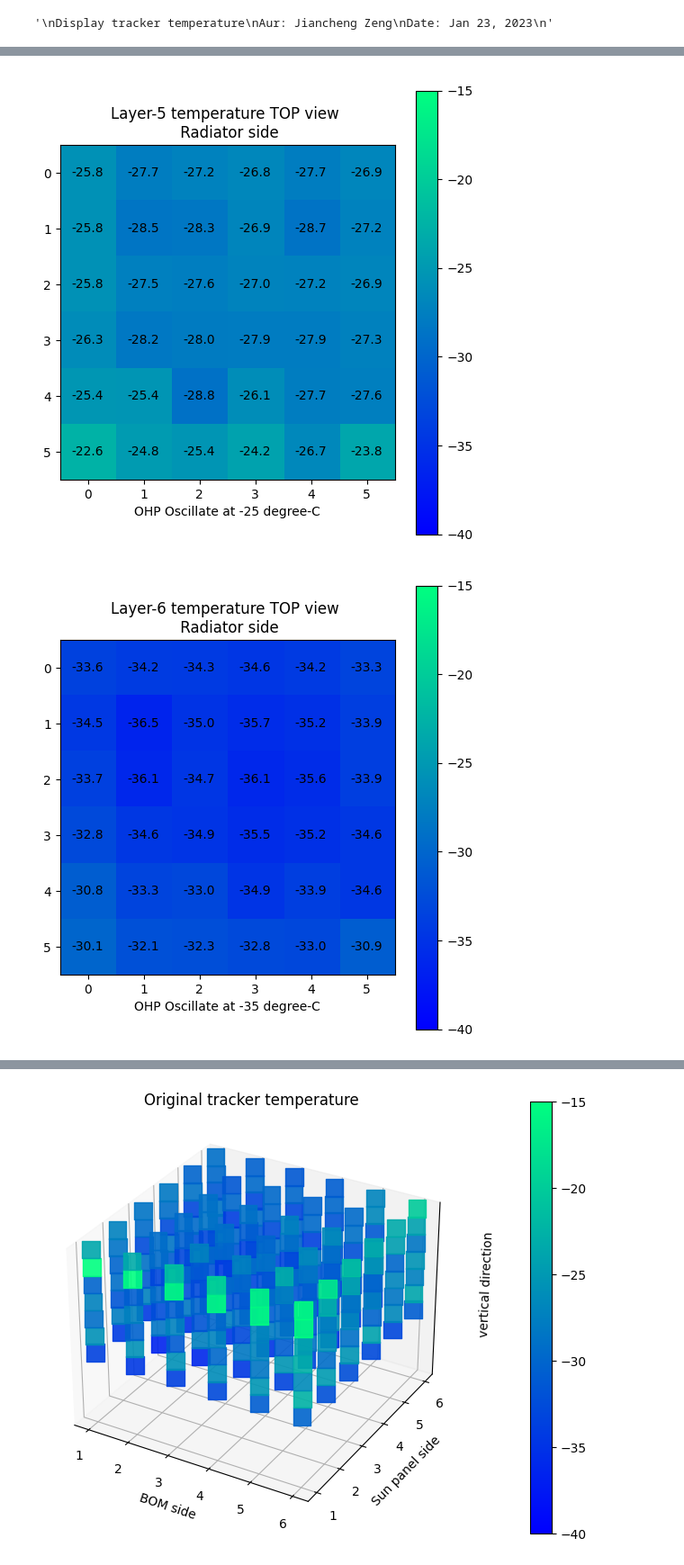
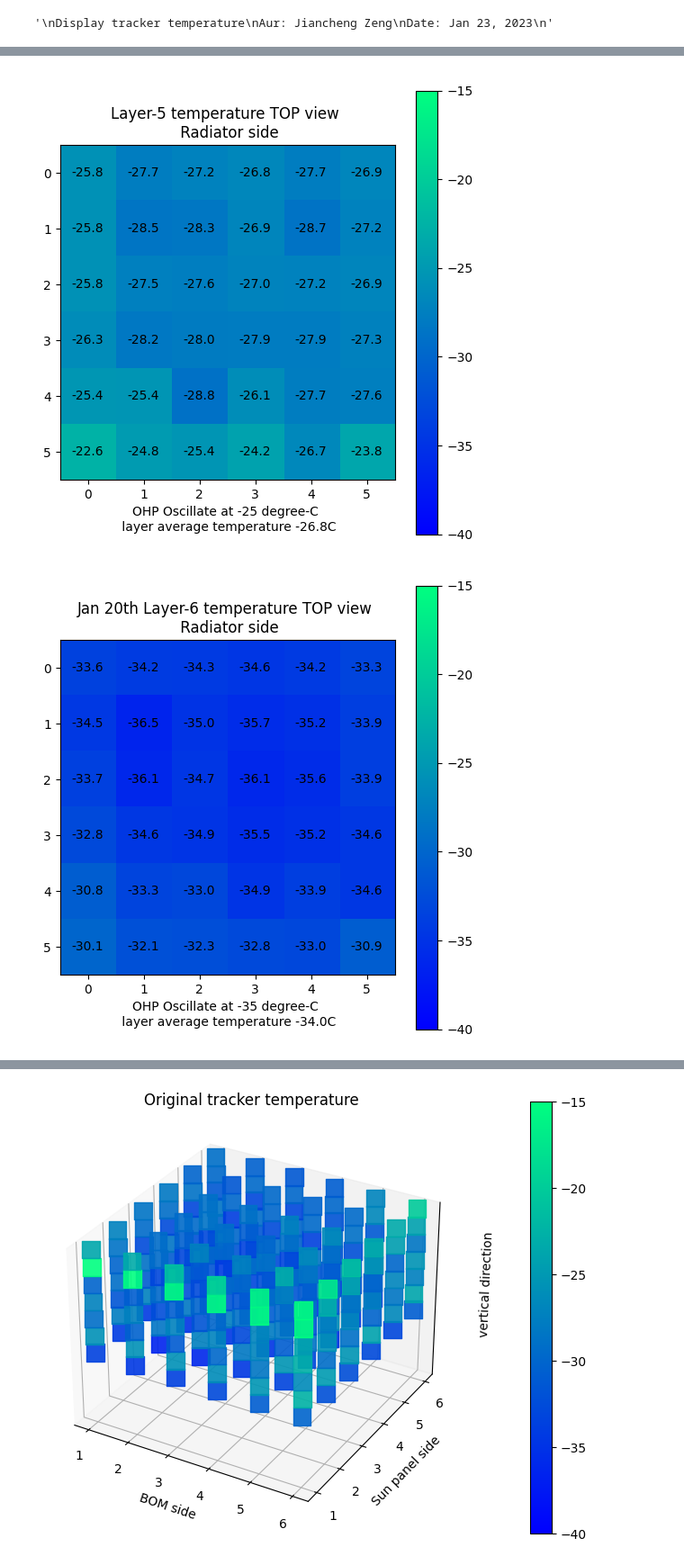
Before and after one commit to Eclipsedclaw/GAPS_thermal, a Jupyter notebook: tracker_temp.ipynb, the cells around one changed output, grey strips where cells are left out. Shown at 90% size. Drawn from its saved outputs; the diff is of its cells as text; code cells hidden in the pictures.

Commit message:
230202 add feature for tracker temperature plot, add chiller current display scripts

```diff
--- a/tracker_temp.ipynb
+++ b/tracker_temp.ipynb
@@ -70,7 +71,7 @@ fig = plt.figure(figsize=(6, 6.4))
 ax = fig.add_subplot(111)
 ax.set_title('Layer-2 temperature TOP view \n Radiator side')
 ax.set_aspect('equal')
-ax.set_xlabel('OHP Oscillate at -35 degree-C')
+ax.set_xlabel('OHP Oscillate at -35 degree-C \n layer average temperature ' + str(round(np.average(T_2),1)) + 'C')
 plt.imshow(T_2, cmap = 'winter', vmin = -40, vmax = -15)
 cax = fig.add_axes([0.12, 0.1, 0.78, 0.8])
 cax.get_xaxis().set_visible(False)
@@ -95,7 +96,7 @@ fig = plt.figure(figsize=(6, 6.4))
 ax = fig.add_subplot(111)
 ax.set_title('Layer-3 temperature TOP view \n Radiator side')
 ax.set_aspect('equal')
-ax.set_xlabel('OHP Oscillate at -30 degree-C')
+ax.set_xlabel('OHP Oscillate at -30 degree-C \n layer average temperature ' + str(round(np.average(T_3),1)) + 'C')
 plt.imshow(T_3, cmap = 'winter', vmin = -40, vmax = -15)
 cax = fig.add_axes([0.12, 0.1, 0.78, 0.8])
 cax.get_xaxis().set_visible(False)
@@ -120,7 +121,7 @@ fig = plt.figure(figsize=(6, 6.4))
 ax = fig.add_subplot(111)
 ax.set_title('Layer-4 temperature TOP view \n Radiator side')
 ax.set_aspect('equal')
-ax.set_xlabel('OHP Oscillate at -32.5 degree-C')
+ax.set_xlabel('OHP Oscillate at -32.5 degree-C \n layer average temperature ' + str(round(np.average(T_4),1)) + 'C')
 plt.imshow(T_4, cmap = 'winter', vmin = -40, vmax = -15)
 cax = fig.add_axes([0.12, 0.1, 0.78, 0.8])
 cax.get_xaxis().set_visible(False)
@@ -144,7 +145,7 @@ fig = plt.figure(figsize=(6, 6.4))
 
 ax = fig.add_subplot(111)
 ax.set_title('Layer-5 temperature TOP view \n Radiator side')
-ax.set_xlabel('OHP Oscillate at -25 degree-C')
+ax.set_xlabel('OHP Oscillate at -25 degree-C \n layer average temperature ' + str(round(np.average(T_5),1)) + 'C')
 ax.set_aspect('equal')
 plt.imshow(T_5, cmap = 'winter', vmin = -40, vmax = -15)
 cax = fig.add_axes([0.12, 0.1, 0.78, 0.8])
@@ -162,29 +163,29 @@ for (j,i),label in np.ndenumerate(T_5):
 
 plt.show()
 # %% [output]
-[figure, old version]
+[figure, new version]
 # %%
 T_6=np.array([[-33.60, -34.16, -34.32, -34.63, -34.24, -33.29], [-34.48, -36.54, -34.95, -35.67, -35.19, -33.92], [-33.68, -36.14, -34.71, -36.14, -35.59, -33.92], [-32.81, -34.56, -34.87, -35.51, -35.19, -34.56], [-30.83, -33.29, -32.97, -34.87, -33.92, -34.59], [-30.11, -32.10, -32.33, -32.81, -33.05, -30.90]])
 fig = plt.figure(figsize=(6, 6.4))
 
 ax = fig.add_subplot(111)
-ax.set_title('Layer-6 temperature TOP view \n Radiator side')
+ax.set_title('Jan 20th Layer-6 temperature TOP view \n Radiator side')
 ax.set_aspect('equal')
-ax.set_xlabel('OHP Oscillate at -35 degree-C')
+ax.set_xlabel('OHP Oscillate at -35 degree-C \n layer average temperature ' + str(round(np.average(T_6),1)) + 'C')
 plt.imshow(T_6, cmap = 'winter', vmin = -40, vmax = -15)
 cax = fig.add_axes([0.12, 0.1, 0.78, 0.8])
 cax.get_xaxis().set_visible(False)
 cax.get_yaxis().set_visible(False)
 cax.patch.set_alpha(0)
 cax.set_frame_on(False)
 plt.colorbar(orientation='vertical')
 
 '''
 Put temperature on the blocks
 '''
 for (j,i),label in np.ndenumerate(T_6):
     ax.text(i,j,round(T_6[j, i],1), c='k', ha='center',va='center')
 
 plt.show()
 # %% [output]
-[figure, old version]
+[figure, new version]
```
Also changed, not shown: parts of 8 cells of this notebook, 1 other file.
